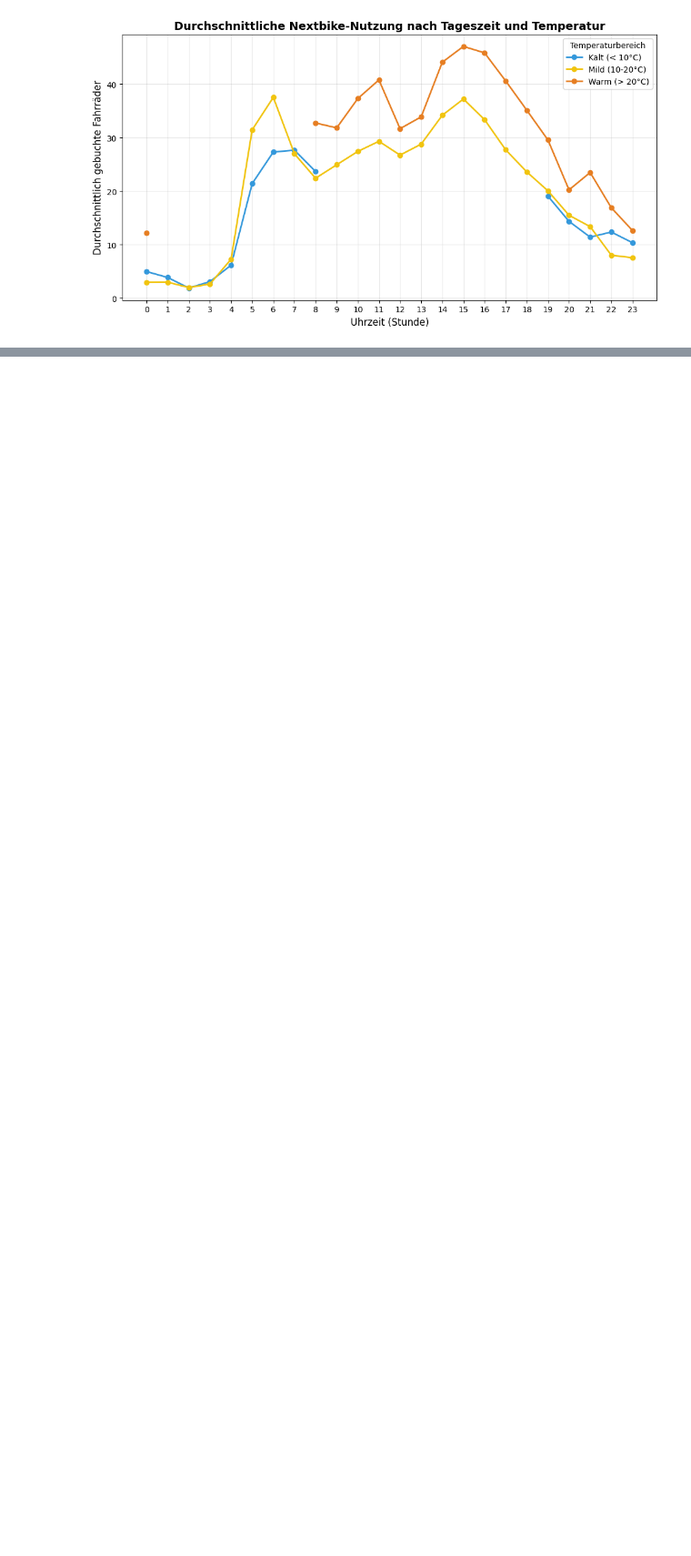
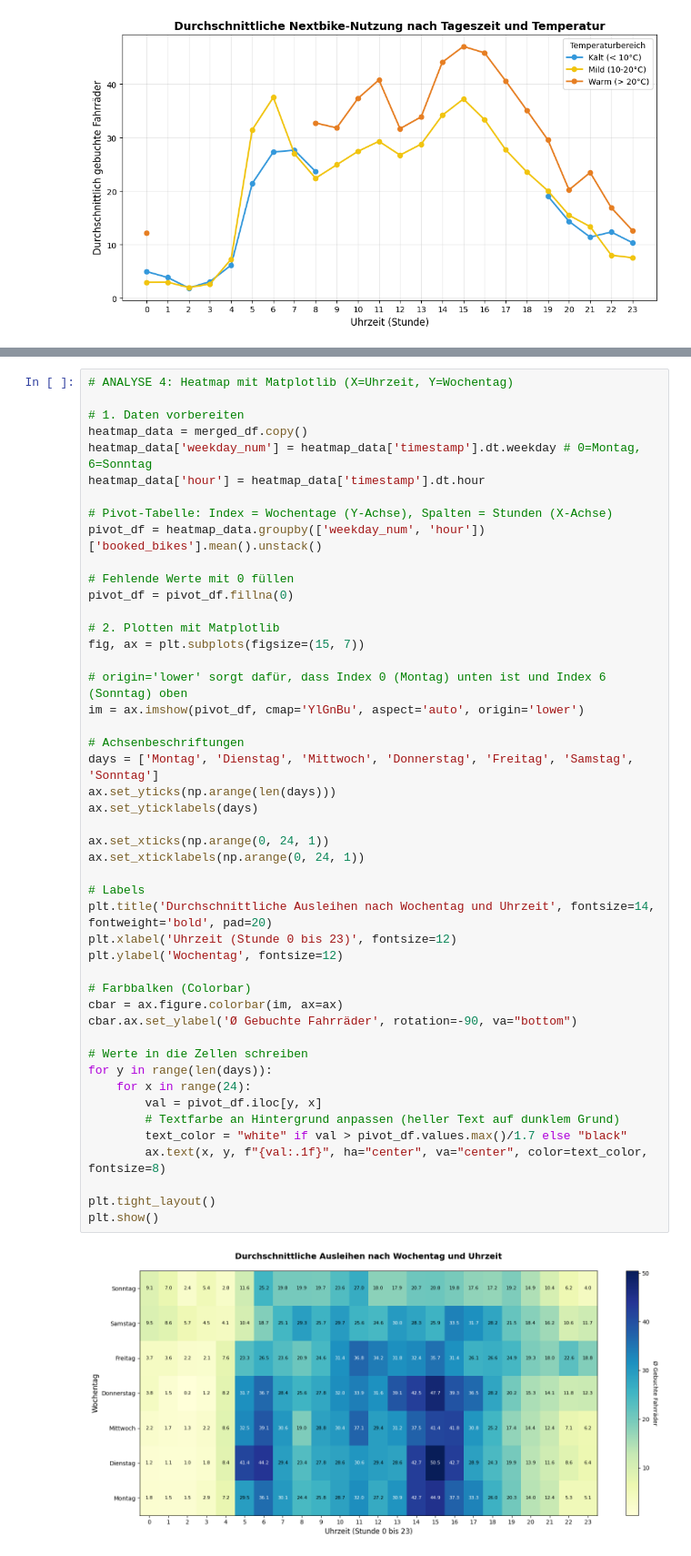
Before and after one commit to MatthiasHofhansl/Nextbike-Daten-vs.-Wetterdaten, a Jupyter notebook: code_new.ipynb, the cells around one changed output, grey strips where cells are left out. Shown at 91% size. Drawn from its saved outputs; the diff is of its cells as text; blank space fills up the shorter version.

Commit message:
Weitere Analysen

```diff
--- a/code_new.ipynb
+++ b/code_new.ipynb
@@ -633,0 +262,49 @@ plt.show()
+# %%
+# ANALYSE 4: Heatmap mit Matplotlib (X=Uhrzeit, Y=Wochentag)
+
+# 1. Daten vorbereiten
+heatmap_data = merged_df.copy()
+heatmap_data['weekday_num'] = heatmap_data['timestamp'].dt.weekday # 0=Montag, 6=Sonntag
+heatmap_data['hour'] = heatmap_data['timestamp'].dt.hour
+
+# Pivot-Tabelle: Index = Wochentage (Y-Achse), Spalten = Stunden (X-Achse)
+pivot_df = heatmap_data.groupby(['weekday_num', 'hour'])['booked_bikes'].mean().unstack()
+
+# Fehlende Werte mit 0 füllen
+pivot_df = pivot_df.fillna(0)
+
+# 2. Plotten mit Matplotlib
+fig, ax = plt.subplots(figsize=(15, 7))
+
+# origin='lower' sorgt dafür, dass Index 0 (Montag) unten ist und Index 6 (Sonntag) oben
+im = ax.imshow(pivot_df, cmap='YlGnBu', aspect='auto', origin='lower')
+
+# Achsenbeschriftungen
+days = ['Montag', 'Dienstag', 'Mittwoch', 'Donnerstag', 'Freitag', 'Samstag', 'Sonntag']
+ax.set_yticks(np.arange(len(days)))
+ax.set_yticklabels(days)
+
+ax.set_xticks(np.arange(0, 24, 1))
+ax.set_xticklabels(np.arange(0, 24, 1))
+
+# Labels
+plt.title('Durchschnittliche Ausleihen nach Wochentag und Uhrzeit', fontsize=14, fontweight='bold', pad=20)
+plt.xlabel('Uhrzeit (Stunde 0 bis 23)', fontsize=12)
+plt.ylabel('Wochentag', fontsize=12)
+
+# Farbbalken (Colorbar)
+cbar = ax.figure.colorbar(im, ax=ax)
+cbar.ax.set_ylabel('Ø Gebuchte Fahrräder', rotation=-90, va="bottom")
+
+# Werte in die Zellen schreiben
+for y in range(len(days)):
+    for x in range(24):
+        val = pivot_df.iloc[y, x]
+        # Textfarbe an Hintergrund anpassen (heller Text auf dunklem Grund)
+        text_color = "white" if val > pivot_df.values.max()/1.7 else "black"
+        ax.text(x, y, f"{val:.1f}", ha="center", va="center", color=text_color, fontsize=8)
+
+plt.tight_layout()
+plt.show()
+# %% [output]
+[figure, added]
```
Also changed, not shown: parts of 10 cells of this notebook, 1 other file.
